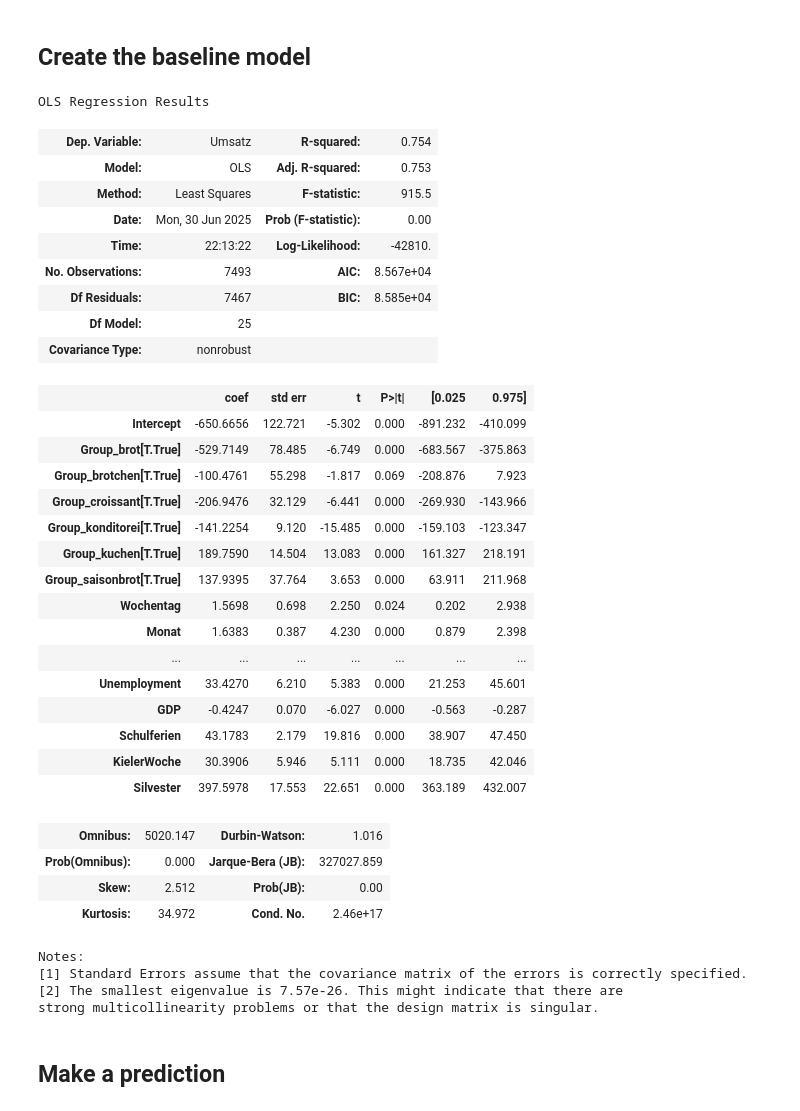
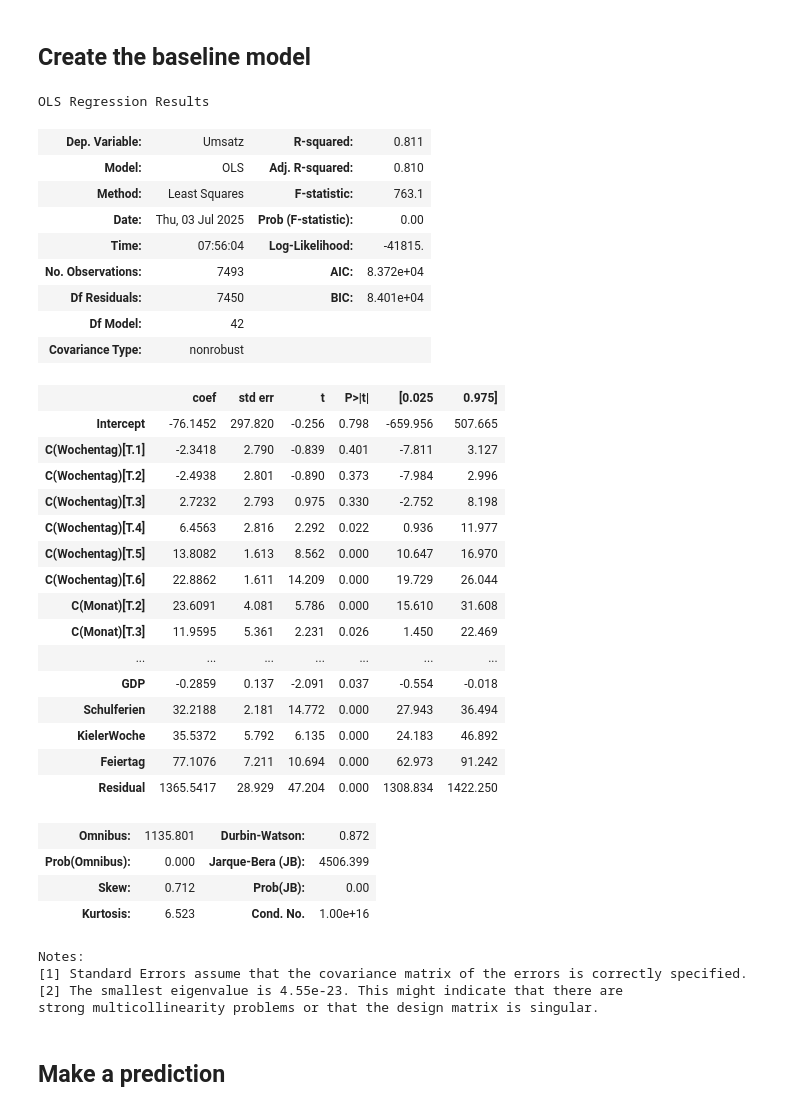
Before and after one commit to thorsten789/bakery_sales_prediction, a Jupyter notebook: 2_BaselineModel/baseline.ipynb, the cells around one changed output. Drawn from its saved outputs; the diff is of its cells as text; code cells hidden in the pictures.

```diff
--- a/2_BaselineModel/baseline.ipynb
+++ b/2_BaselineModel/baseline.ipynb
@@ -7,7 +7,9 @@ from sklearn.preprocessing import LabelEncoder
 import statsmodels.formula.api as smf
 import missingno as msno
 # %%
+
 features = pd.read_csv("../0_DataPreparation/features.csv")
+pd.set_option('display.max_columns', None)
 features
 # %% [output]
 |  | id | Datum | Warengruppe | Umsatz | Bewoelkung | Temperatur | Windgeschwindigkeit | Rain | ... |
@@ -67,13 +109,14 @@ df = train_data
 df_clean = df.dropna()
 
 groups = {
-    "Zeit" : "Wochentag + Monat + Wochenende",
-    "Wetter" : "Temperatureclass_enc + Cloudclass_enc + Windclass_enc ",
-    "Wetter_Stats" : "Rain_8to18 + Temp_above_avg + Temp_below_avg ",
+    "Zeit" : "C(Wochentag) + C(Monat) + Wochenende",
+    "Wetter" : "C(Temperatureclass_enc) + C(Cloudclass_enc) + C(Windclass_enc) + Hot_HeavyRain",
+    "Wetter_Stats" : "Rain_8to18 + Temp_above_avg + Temp_below_avg + Temp_5d_avg + Tmax + Tmax_gt25 ",
     "Wetter_Group" : "Weather_Other + Weather_Rain + Weather_After_Rain + Weather_Showers_and_Thunderstorms + Weather_Snow_and_Ice + Weather_Fog",
-    "Product" : "Warengruppe + Group_brot + Group_brotchen + Group_croissant + Group_konditorei + Group_kuchen + Group_saisonbrot",
+    "Product" : "C(Warengruppe)",
     "Ökonomie": "CPI + Unemployment + GDP",
-    "Holiday" : "Schulferien + KielerWoche + Silvester + Schulferien"
+    "Holiday" : "Schulferien + KielerWoche + Feiertag",
+    "Residual": "Residual"
 }
 
 # Define a list of formulas for different baseline models
@@ -90,7 +133,10 @@ formulas = {
     "Zeit+Holiday": f"Umsatz ~ {groups['Zeit']} + {groups['Holiday']}",
     "Zeit+Wetter+Product": f"Umsatz ~ {groups['Zeit']} + {groups['Wetter']} + {groups['Product']}",
     "Vollmodell": f"Umsatz ~ {groups['Zeit']} + {groups['Wetter']} + {groups['Wetter_Stats']} + {groups['Product']} + {groups['Ökonomie']} + {groups['Holiday']}",
-    "Vollmodell+": f"Umsatz ~ {groups['Zeit']} + {groups['Wetter']} + {groups['Wetter_Stats']} + {groups['Wetter_Group']} + {groups['Product']} + {groups['Ökonomie']} + {groups['Holiday']}"
+    "Vollmodell+": f"Umsatz ~ {groups['Zeit']} + {groups['Wetter']} + {groups['Wetter_Stats']} + {groups['Wetter_Group']} + {groups['Product']} + {groups['Ökonomie']} + {groups['Holiday']}",
+    "Residual+Vollmodell": f"Umsatz ~ {groups['Zeit']} + {groups['Wetter']} + {groups['Wetter_Stats']} + {groups['Product']} + {groups['Ökonomie']} + {groups['Holiday']} + {groups['Residual']}",
+    "Residual+Vollmodell+": f"Umsatz ~ {groups['Zeit']} + {groups['Wetter']} + {groups['Wetter_Stats']} + {groups['Wetter_Group']} + {groups['Product']} + {groups['Ökonomie']} + {groups['Holiday']} + {groups['Residual']}"
+
 }
 
 # Fit models and collect performance metrics
@@ -100,8 +146,9 @@ for name, formula in formulas.items():
     results.append({
         "Modell": name,
         "R²": round(model.rsquared, 4),
-        "AIC": round(model.aic, 2),
-        "BIC": round(model.bic, 2),
+        "Adj. R²": round(model.rsquared_adj, 4),
+        # "AIC": round(model.aic, 2),
+        # "BIC": round(model.bic, 2),
         "Anzahl Parameter": int(model.df_model + 1)
     })
 
@@ -126,42 +175,42 @@ results_df
 # %% [markdown]
 ## Create the baseline model
 # %%
-model = smf.ols(formulas['Vollmodell+'], data=train_data.dropna()).fit()
+model = smf.ols(formulas['Residual+Vollmodell'], data=train_data.dropna()).fit()
 model.summary()
 # %% [output]
 OLS Regression Results
-| Dep. Variable: | Umsatz | R-squared: | 0.754 |
-| Model: | OLS | Adj. R-squared: | 0.753 |
-| Method: | Least Squares | F-statistic: | 915.5 |
-| Date: | Mon, 30 Jun 2025 | Prob (F-statistic): | 0.00 |
-| Time: | 22:13:22 | Log-Likelihood: | -42810. |
-| No. Observations: | 7493 | AIC: | 8.567e+04 |
-| Df Residuals: | 7467 | BIC: | 8.585e+04 |
-| Df Model: | 25 |  |  |
+| Dep. Variable: | Umsatz | R-squared: | 0.811 |
+| Model: | OLS | Adj. R-squared: | 0.810 |
+| Method: | Least Squares | F-statistic: | 763.1 |
+| Date: | Thu, 03 Jul 2025 | Prob (F-statistic): | 0.00 |
+| Time: | 07:56:04 | Log-Likelihood: | -41815. |
+| No. Observations: | 7493 | AIC: | 8.372e+04 |
+| Df Residuals: | 7450 | BIC: | 8.401e+04 |
+| Df Model: | 42 |  |  |
 | Covariance Type: | nonrobust |  |  |
 |  | coef | std err | t | P>|t| | [0.025 | 0.975] |
-| Intercept | -650.6656 | 122.721 | -5.302 | 0.000 | -891.232 | -410.099 |
-| Group_brot[T.True] | -529.7149 | 78.485 | -6.749 | 0.000 | -683.567 | -375.863 |
-| Group_brotchen[T.True] | -100.4761 | 55.298 | -1.817 | 0.069 | -208.876 | 7.923 |
-| Group_croissant[T.True] | -206.9476 | 32.129 | -6.441 | 0.000 | -269.930 | -143.966 |
-| Group_konditorei[T.True] | -141.2254 | 9.120 | -15.485 | 0.000 | -159.103 | -123.347 |
-| Group_kuchen[T.True] | 189.7590 | 14.504 | 13.083 | 0.000 | 161.327 | 218.191 |
-| Group_saisonbrot[T.True] | 137.9395 | 37.764 | 3.653 | 0.000 | 63.911 | 211.968 |
-| Wochentag | 1.5698 | 0.698 | 2.250 | 0.024 | 0.202 | 2.938 |
-| Monat | 1.6383 | 0.387 | 4.230 | 0.000 | 0.879 | 2.398 |
+| Intercept | -76.1452 | 297.820 | -0.256 | 0.798 | -659.956 | 507.665 |
+| C(Wochentag)[T.1] | -2.3418 | 2.790 | -0.839 | 0.401 | -7.811 | 3.127 |
+| C(Wochentag)[T.2] | -2.4938 | 2.801 | -0.890 | 0.373 | -7.984 | 2.996 |
+| C(Wochentag)[T.3] | 2.7232 | 2.793 | 0.975 | 0.330 | -2.752 | 8.198 |
+| C(Wochentag)[T.4] | 6.4563 | 2.816 | 2.292 | 0.022 | 0.936 | 11.977 |
+| C(Wochentag)[T.5] | 13.8082 | 1.613 | 8.562 | 0.000 | 10.647 | 16.970 |
+| C(Wochentag)[T.6] | 22.8862 | 1.611 | 14.209 | 0.000 | 19.729 | 26.044 |
+| C(Monat)[T.2] | 23.6091 | 4.081 | 5.786 | 0.000 | 15.610 | 31.608 |
+| C(Monat)[T.3] | 11.9595 | 5.361 | 2.231 | 0.026 | 1.450 | 22.469 |
 | ... | ... | ... | ... | ... | ... | ... |
-| Unemployment | 33.4270 | 6.210 | 5.383 | 0.000 | 21.253 | 45.601 |
-| GDP | -0.4247 | 0.070 | -6.027 | 0.000 | -0.563 | -0.287 |
-| Schulferien | 43.1783 | 2.179 | 19.816 | 0.000 | 38.907 | 47.450 |
-| KielerWoche | 30.3906 | 5.946 | 5.111 | 0.000 | 18.735 | 42.046 |
-| Silvester | 397.5978 | 17.553 | 22.651 | 0.000 | 363.189 | 432.007 |
+| GDP | -0.2859 | 0.137 | -2.091 | 0.037 | -0.554 | -0.018 |
+| Schulferien | 32.2188 | 2.181 | 14.772 | 0.000 | 27.943 | 36.494 |
+| KielerWoche | 35.5372 | 5.792 | 6.135 | 0.000 | 24.183 | 46.892 |
+| Feiertag | 77.1076 | 7.211 | 10.694 | 0.000 | 62.973 | 91.242 |
+| Residual | 1365.5417 | 28.929 | 47.204 | 0.000 | 1308.834 | 1422.250 |
-| Omnibus: | 5020.147 | Durbin-Watson: | 1.016 |
-| Prob(Omnibus): | 0.000 | Jarque-Bera (JB): | 327027.859 |
-| Skew: | 2.512 | Prob(JB): | 0.00 |
-| Kurtosis: | 34.972 | Cond. No. | 2.46e+17 |
+| Omnibus: | 1135.801 | Durbin-Watson: | 0.872 |
+| Prob(Omnibus): | 0.000 | Jarque-Bera (JB): | 4506.399 |
+| Skew: | 0.712 | Prob(JB): | 0.00 |
+| Kurtosis: | 6.523 | Cond. No. | 1.00e+16 |
 Notes:
 [1] Standard Errors assume that the covariance matrix of the errors is correctly specified.
-[2] The smallest eigenvalue is 7.57e-26. This might indicate that there are
+[2] The smallest eigenvalue is 4.55e-23. This might indicate that there are
 strong multicollinearity problems or that the design matrix is singular.
 # %% [markdown]
 ## Make a prediction
```
Also changed, not shown: parts of 6 cells of this notebook, 2 other files.
